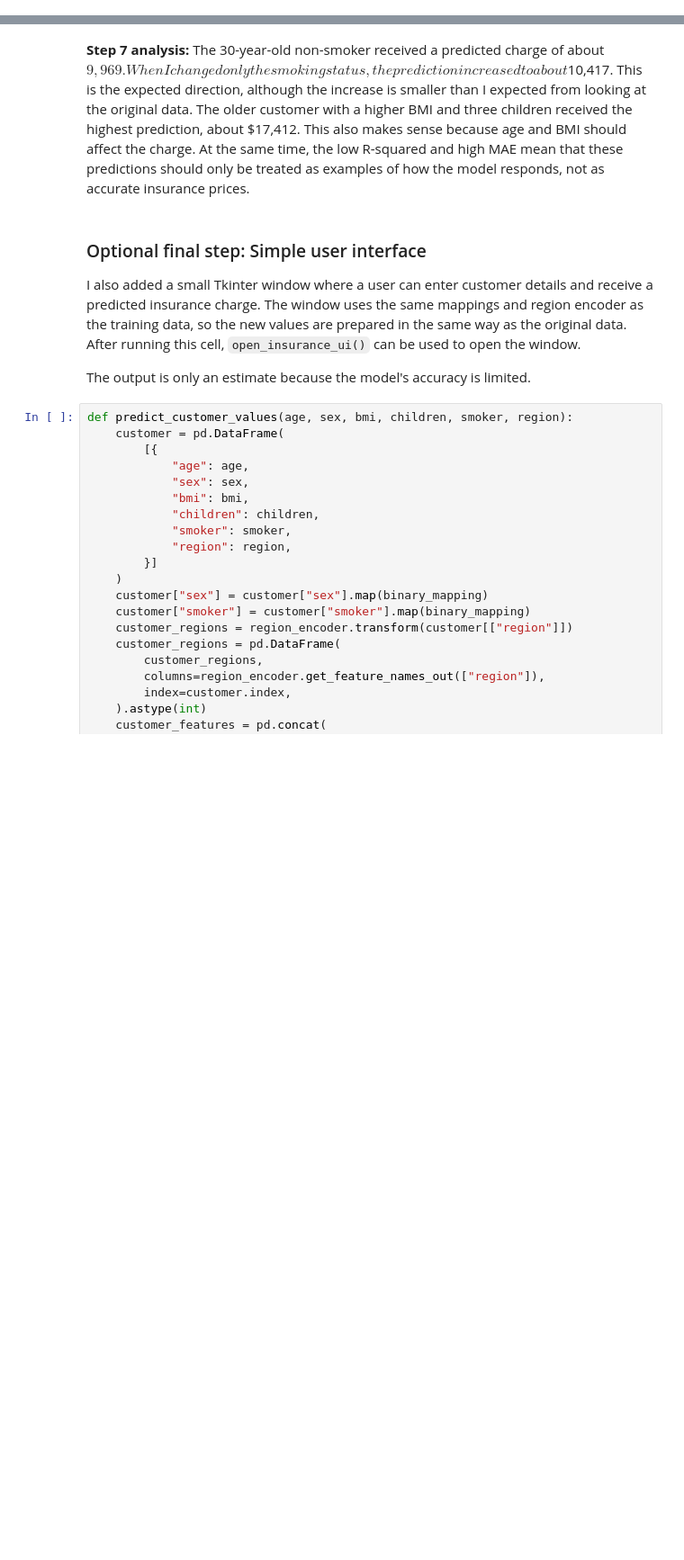
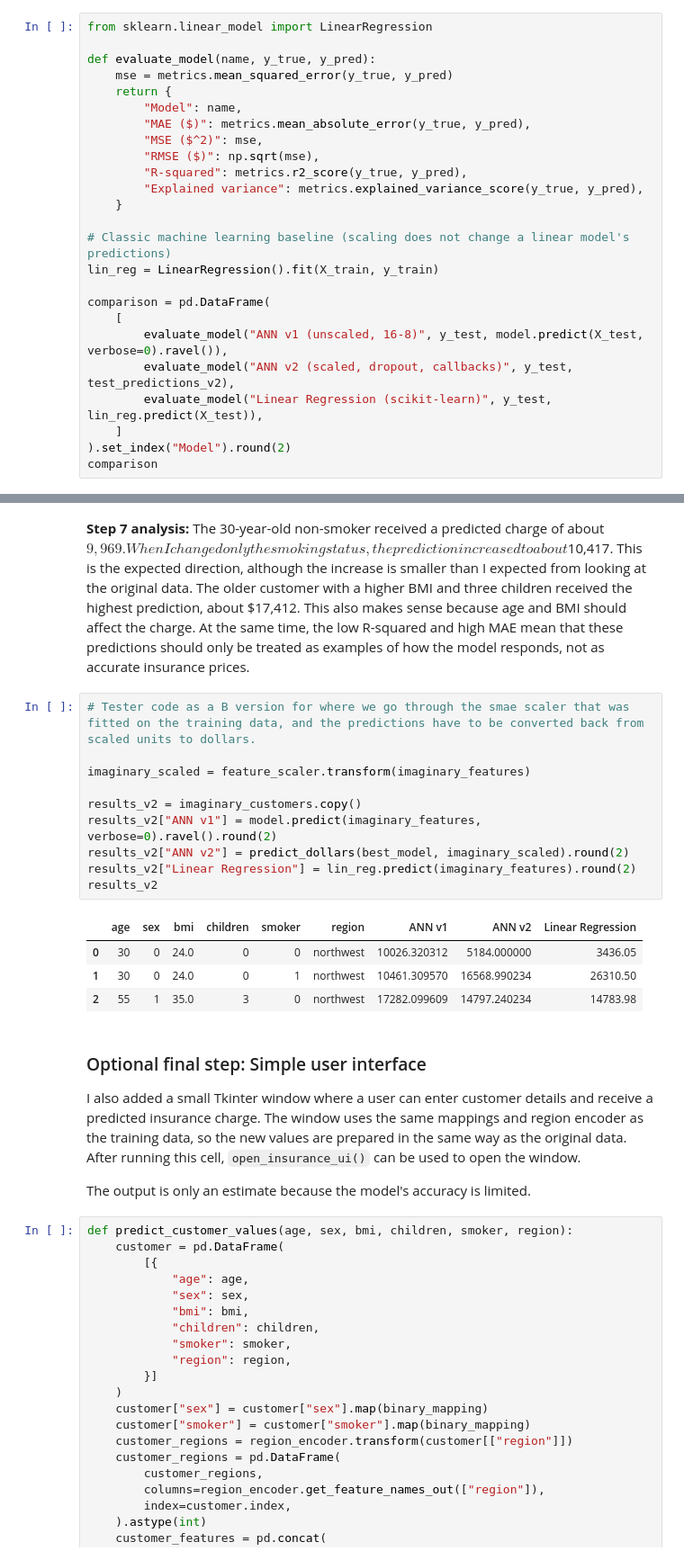
Before and after one commit to VexWingDev/DeepLearning_Regressions_UAS, a Jupyter notebook: insurance_ann_regression.ipynb, the cells around one changed output, grey strips where cells are left out. Shown at 90% size. Drawn from its saved outputs; the diff is of its cells as text; blank space fills up the shorter version.

```diff
--- a/insurance_ann_regression.ipynb
+++ b/insurance_ann_regression.ipynb
@@ -428,0 +659,25 @@ plt.close()
+# %%
+from sklearn.linear_model import LinearRegression
+
+def evaluate_model(name, y_true, y_pred):
+    mse = metrics.mean_squared_error(y_true, y_pred)
+    return {
+        "Model": name,
+        "MAE ($)": metrics.mean_absolute_error(y_true, y_pred),
+        "MSE ($^2)": mse,
+        "RMSE ($)": np.sqrt(mse),
+        "R-squared": metrics.r2_score(y_true, y_pred),
+        "Explained variance": metrics.explained_variance_score(y_true, y_pred),
+    }
+
+# Classic machine learning baseline (scaling does not change a linear model's predictions)
+lin_reg = LinearRegression().fit(X_train, y_train)
+
+comparison = pd.DataFrame(
+    [
+        evaluate_model("ANN v1 (unscaled, 16-8)", y_test, model.predict(X_test, verbose=0).ravel()),
+        evaluate_model("ANN v2 (scaled, dropout, callbacks)", y_test, test_predictions_v2),
+        evaluate_model("Linear Regression (scikit-learn)", y_test, lin_reg.predict(X_test)),
+    ]
+).set_index("Model").round(2)
+comparison
@@ -464,5 +739,20 @@ results
 # %% [markdown]
 **Step 7 analysis:** The 30-year-old non-smoker received a predicted charge of about $9,969. When I changed only the smoking status, the prediction increased to about $10,417. This is the expected direction, although the increase is smaller than I expected from looking at the original data. The older customer with a higher BMI and three children received the highest prediction, about $17,412. This also makes sense because age and BMI should affect the charge. At the same time, the low R-squared and high MAE mean that these predictions should only be treated as examples of how the model responds, not as accurate insurance prices.
+# %%
+# Tester code as a B version for where we go through the smae scaler that was fitted on the training data, and the predictions have to be converted back from scaled units to dollars.
+
+imaginary_scaled = feature_scaler.transform(imaginary_features)
+
+results_v2 = imaginary_customers.copy()
+results_v2["ANN v1"] = model.predict(imaginary_features, verbose=0).ravel().round(2)
+results_v2["ANN v2"] = predict_dollars(best_model, imaginary_scaled).round(2)
+results_v2["Linear Regression"] = lin_reg.predict(imaginary_features).round(2)
+results_v2
+# %% [output]
+|  | age | sex | bmi | children | smoker | region | ANN v1 | ANN v2 | Linear Regression |
+| 0 | 30 | 0 | 24.0 | 0 | 0 | northwest | 10026.320312 | 5184.000000 | 3436.05 |
+| 1 | 30 | 0 | 24.0 | 0 | 1 | northwest | 10461.309570 | 16568.990234 | 26310.50 |
+| 2 | 55 | 1 | 35.0 | 3 | 0 | northwest | 17282.099609 | 14797.240234 | 14783.98 |
 # %% [markdown]
 ### Optional final step: Simple user interface
 
```
Also changed, not shown: parts of 25 cells of this notebook, 1 other file.
